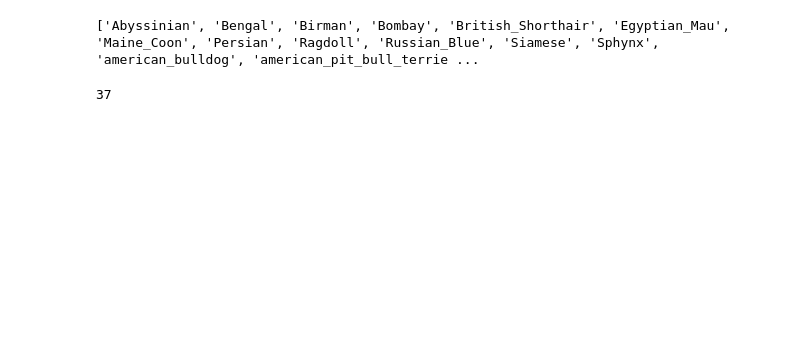
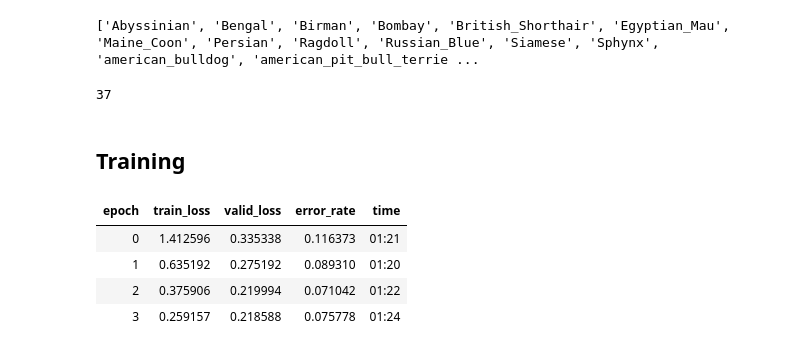
Before and after one commit to ashwinimanoj/fastai, a Jupyter notebook: FastAI_Image_Classification.ipynb, the cells around one changed output. Cells and saved outputs as stored; diff of their text form; code cells hidden in the pictures; blank space fills up the shorter version.

Commit message:
Train the resnet34 model using the pets dataset

```diff
--- a/FastAI_Image_Classification.ipynb
+++ b/FastAI_Image_Classification.ipynb
@@ -59,3 +51,26 @@ data.c
 # %% [output]
 ['Abyssinian', 'Bengal', 'Birman', 'Bombay', 'British_Shorthair', 'Egyptian_Mau', 'Maine_Coon', 'Persian', 'Ragdoll', 'Russian_Blue', 'Siamese', 'Sphynx', 'american_bulldog', 'american_pit_bull_terrie ...
 37
+# %% [markdown]
+## Training
+# %%
+# Using resnet34 model (smaller than resnet50 to train faster).
+# The model was trained with some images already.
+
+# What we are doing is taking a model that already knows how to do something
+# well and turn it to something that can do what you want well.
+# Thus, much less time is needed to train the model to fit your need.
+
+# Using a validation set the model asked to predict for this set and the error
+# rate on that set is shown.
+learn = cnn_learner(data, models.resnet34, metrics=error_rate)
+# %%
+# Use fit_one_cycle instead of fit
+# 4 is the number of times that the data is shown to the model to learn from
+learn.fit_one_cycle(4)
+# %% [output]
+| epoch | train_loss | valid_loss | error_rate | time |
+| 0 | 1.412596 | 0.335338 | 0.116373 | 01:21 |
+| 1 | 0.635192 | 0.275192 | 0.089310 | 01:20 |
+| 2 | 0.375906 | 0.219994 | 0.071042 | 01:22 |
+| 3 | 0.259157 | 0.218588 | 0.075778 | 01:24 |
```
Also changed, not shown: parts of 3 cells of this notebook.
